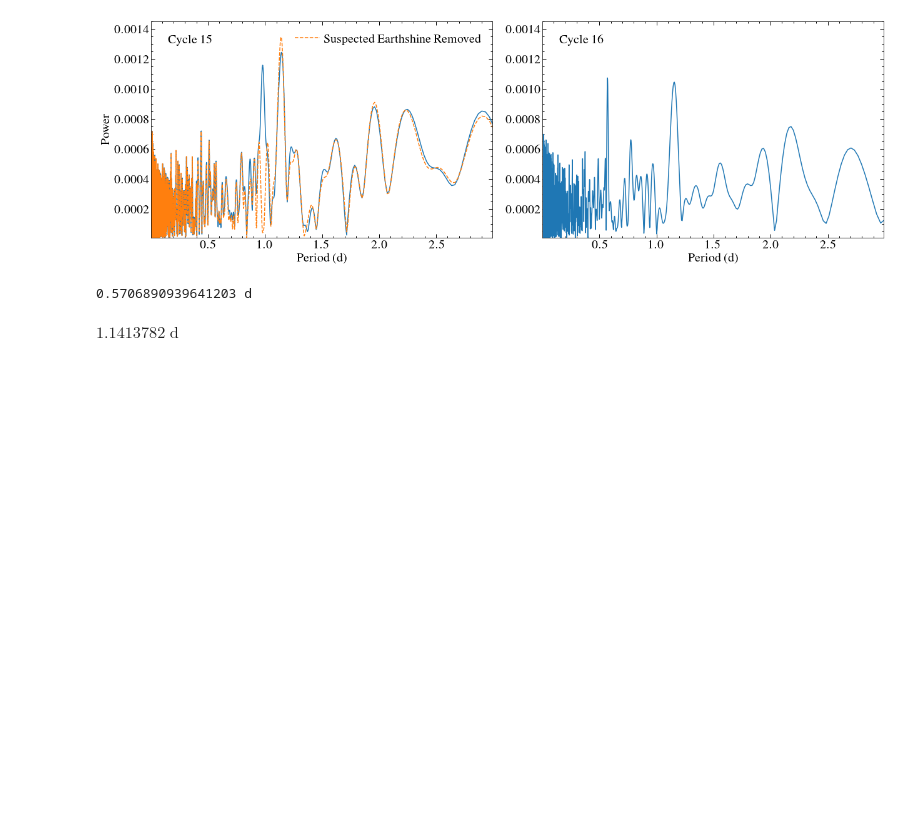
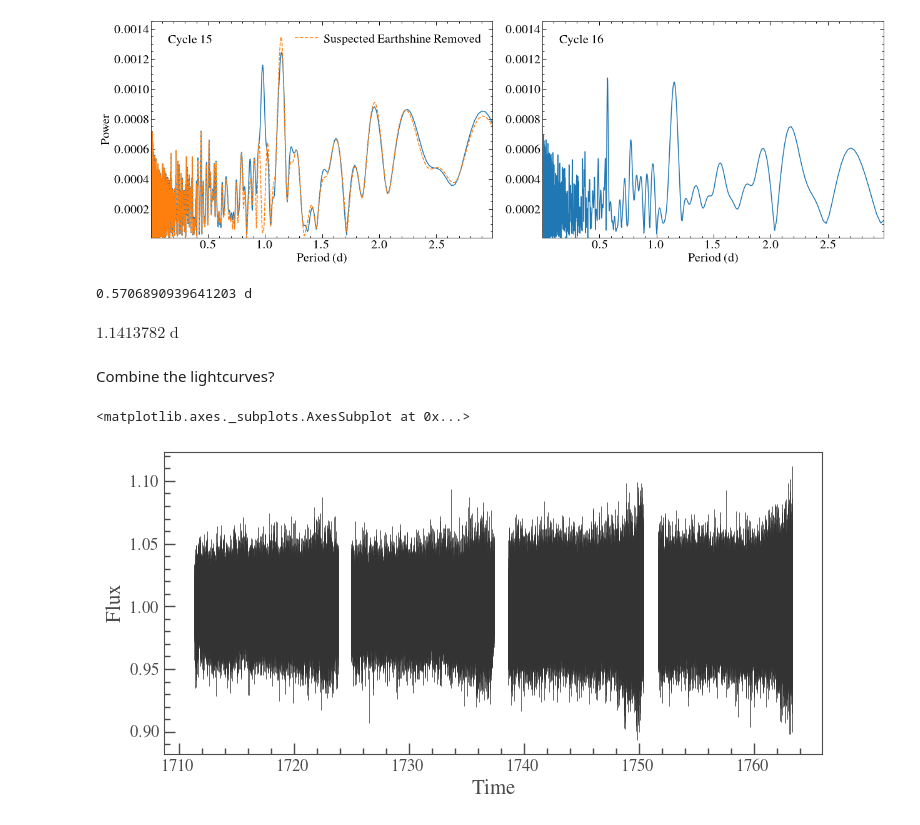
Before and after one commit to davidjwilson/GD394-Tess, a Jupyter notebook: tess_period.ipynb, the cells around one changed output. Drawn from its saved outputs; the diff is of its cells as text; code cells hidden in the pictures; blank space fills up the shorter version.

```diff
--- a/tess_period.ipynb
+++ b/tess_period.ipynb
@@ -180,3 +178,12 @@ pg16.period_at_max_power*2
 # %% [output]
 0.5706890939641203 d
 $1.1413782 \; \mathrm{d}$
+# %% [markdown]
+Combine the lightcurves?
+# %%
+lc2c = lc15_flat.append(lc16)
+# %%
+lc2c.errorbar()
+# %% [output]
+<matplotlib.axes._subplots.AxesSubplot at 0x...>
+[figure, added]
```
Also changed, not shown: parts of 11 cells of this notebook, 3 other files.
